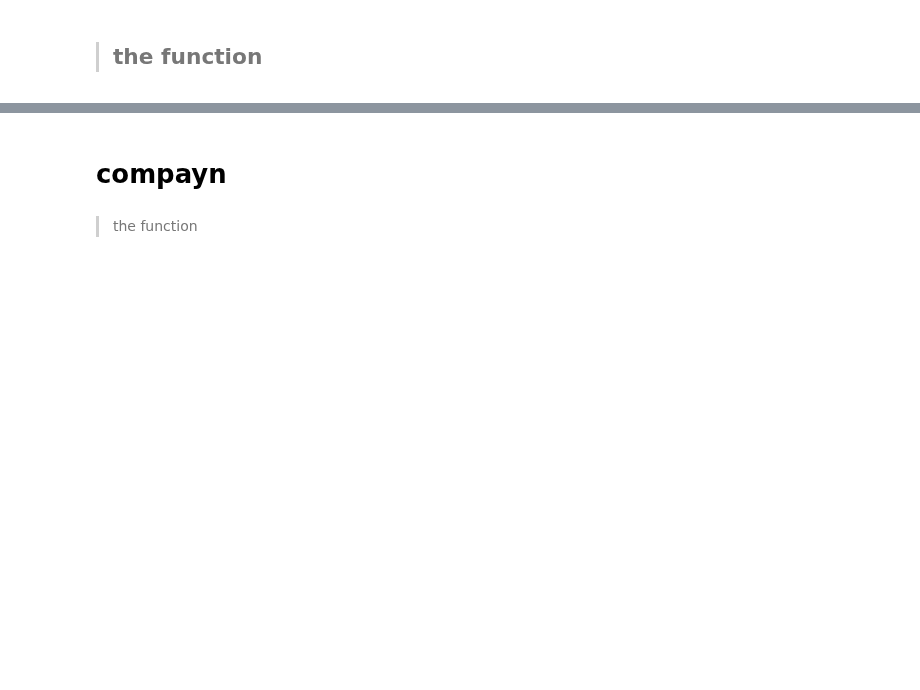
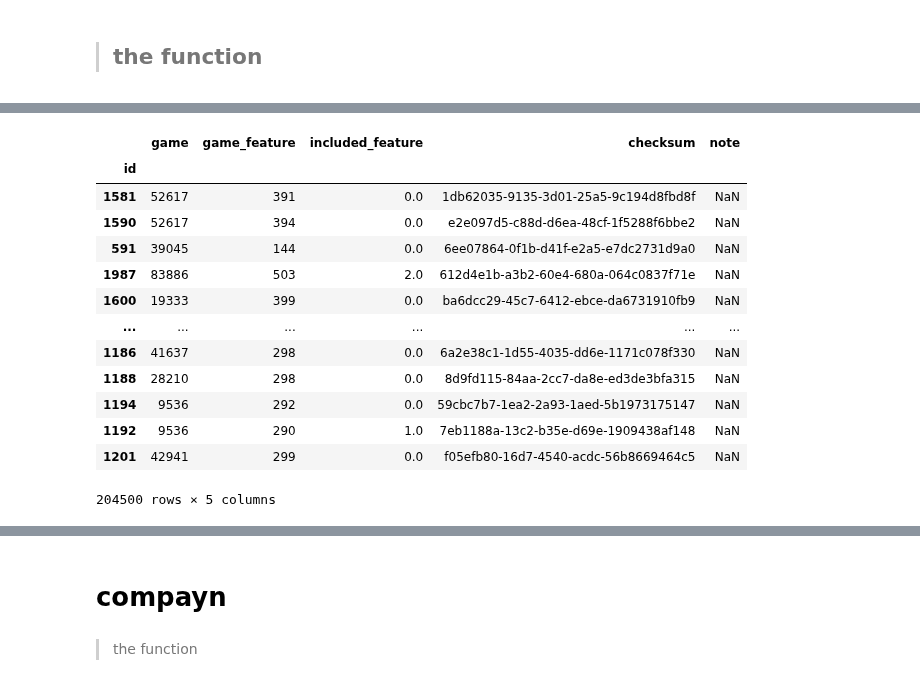
Before and after one commit to MrEnigmamgine/Videogame-Capstone_fork, a Jupyter notebook: glady's notebook.ipynb, the cells around one changed output, grey strips where cells are left out. Saved outputs shown, nothing was run; the diff lists cells and outputs as text; code cells hidden in the pictures; blank space fills up the shorter version.

```diff
--- a/glady's notebook.ipynb
+++ b/glady's notebook.ipynb
@@ -393,0 +626,28 @@ def get_version_features_values():
+# %%
+def vf_values(wrapper):
+    vf_values= pd.DataFrame()
+    for i in range (0, 409):
+        gvf_values = wrapper.api_request('companies', 'fields *; limit 500;' f'offset {i * 500};')
+        y = json.loads(gvf_values)
+        results_df =pd.DataFrame(y)
+        vf_values = pd.concat([vf_values, gamevfv_df])
+    return vf_values
+# %%
+gamevfv_df = vf_values(wrapper)
+# %%
+gamevfv_df
+# %% [output]
+|  | game | game_feature | included_feature | checksum | note |
+| id |  |  |  |  |  |
+| 1581 | 52617 | 391 | 0.0 | 1db62035-9135-3d01-25a5-9c194d8fbd8f | NaN |
+| 1590 | 52617 | 394 | 0.0 | e2e097d5-c88d-d6ea-48cf-1f5288f6bbe2 | NaN |
+| 591 | 39045 | 144 | 0.0 | 6ee07864-0f1b-d41f-e2a5-e7dc2731d9a0 | NaN |
+| 1987 | 83886 | 503 | 2.0 | 612d4e1b-a3b2-60e4-680a-064c0837f71e | NaN |
+| 1600 | 19333 | 399 | 0.0 | ba6dcc29-45c7-6412-ebce-da6731910fb9 | NaN |
+| ... | ... | ... | ... | ... | ... |
+| 1186 | 41637 | 298 | 0.0 | 6a2e38c1-1d55-4035-dd6e-1171c078f330 | NaN |
+| 1188 | 28210 | 298 | 0.0 | 8d9fd115-84aa-2cc7-da8e-ed3de3bfa315 | NaN |
+| 1194 | 9536 | 292 | 0.0 | 59cbc7b7-1ea2-2a93-1aed-5b1973175147 | NaN |
+| 1192 | 9536 | 290 | 1.0 | 7eb1188a-13c2-b35e-d69e-1909438af148 | NaN |
+| 1201 | 42941 | 299 | 0.0 | f05efb80-16d7-4540-acdc-56b8669464c5 | NaN |
+204500 rows × 5 columns
```
Also changed, not shown: parts of 123 cells of this notebook.
